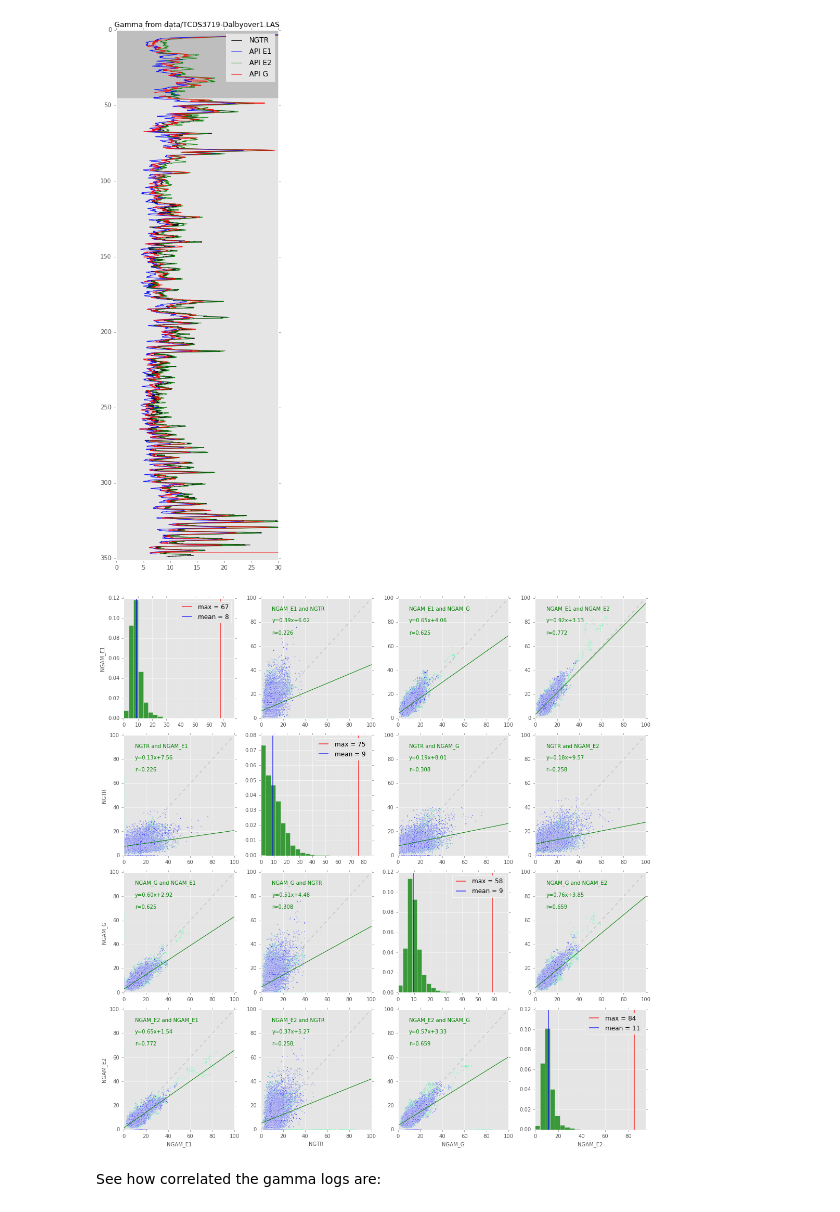
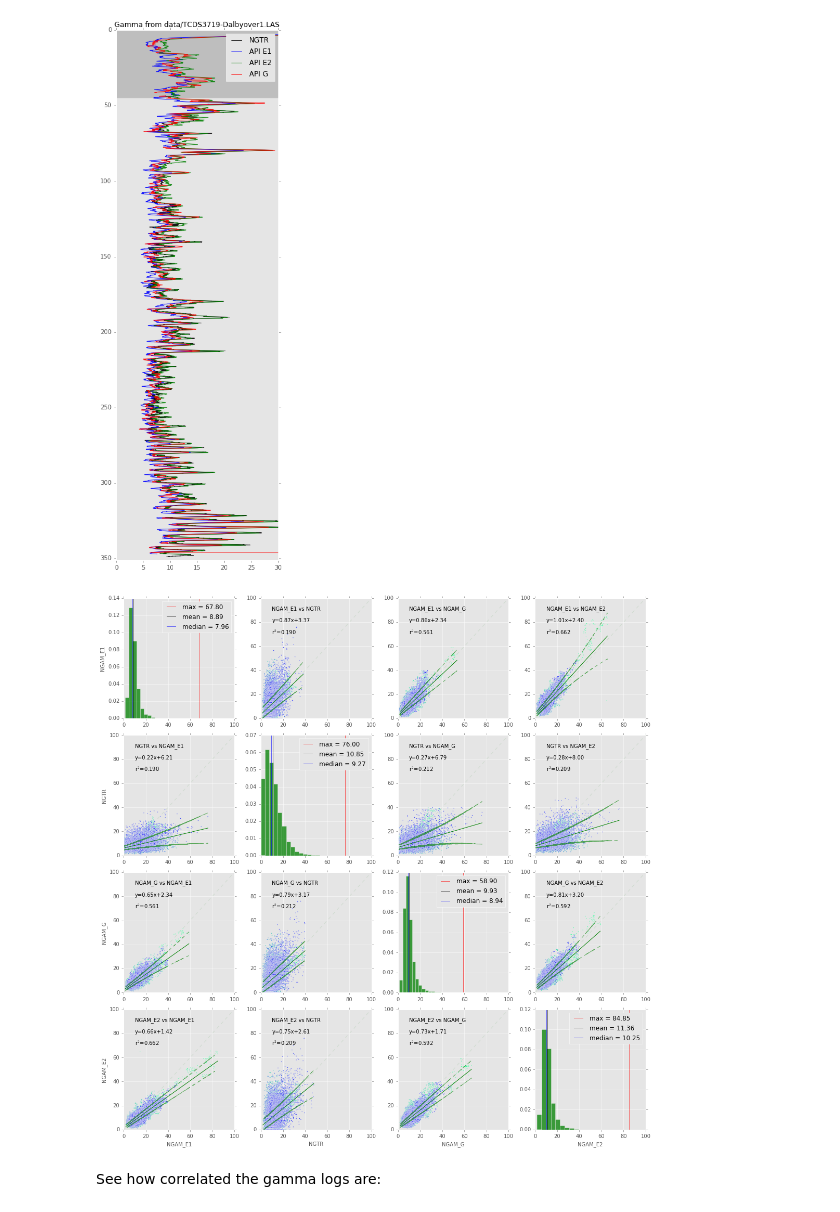
Before and after one commit to TobbeTripitaka/Dalbyover, a Jupyter notebook: Dalbyover sonic log.ipynb, the cells around one changed output. Drawn from its saved outputs; the diff is of its cells as text; code cells hidden in the pictures.

```diff
--- a/Dalbyover sonic log.ipynb
+++ b/Dalbyover sonic log.ipynb
@@ -328,7 +329,6 @@ plt.show()
 # %%
 def f(x, m, b): # Regression
     return m*x + b
-
 
 def corr_plot(x,y,ii,min_x=0,max_x=100,min_y=0, max_y=100, max_api_limit=100):
     '''
@@ -341,32 +341,64 @@ def corr_plot(x,y,ii,min_x=0,max_x=100,min_y=0, max_y=100, max_api_limit=100):
 
     data[x][data[x] > max_api_limit] = np.nan #Remove values over max api limit
     data[y][data[y] > max_api_limit] = np.nan
+
+
     idx = np.isfinite(data[x]) & np.isfinite(data[y])
     if x!=y:
         #dc_corr = data[i].median()-ref_median # REMOVE DC
         plt.scatter(data[x][idx], data[y][idx],c=color_depth[idx], s=10, marker='.', cmap='winter_r', alpha = 0.95)
 
         m,b = curve_fit(f, data[x][idx],data[y][idx])[0] # Least squares
-#        print x, len(data[x][idx]), y, len(data[y][idx]), m, b
+        #print x, len(data[x][idx]), y, len(data[y][idx]), m, b
 
-        X_plot = np.linspace(0,100)
-        ax.plot(X_plot,m*X_plot + b, 'g-')
-        ax.text(10,90,'%s vs %s' %(x,y),fontsize=10,color='g')
-        ax.text(10,80,'y=%.2fx+%.2f' %(m,b),fontsize=10,color='g')
-        ax.text(10,70,'r=%.3f'%data[x].corr(data[y]),fontsize=10,color='g') #pearson default
-        ax.plot([min_x, max_x], [min_y, max_y], ls="--", c="k", alpha=0.2)
+
+        xd = data[x][idx]
+        yd = data[y][idx]
+
+        # determine best fit line
+        par = np.polyfit(xd, yd, 1, full=True)
+
+        slope=par[0][0]
+        intercept=par[0][1]
+        xl = [min(xd), max(xd)]
+        yl = [slope*xx + intercept  for xx in xl]
+
+        # coefficient of determination, plot text
+        variance = np.var(yd)
+        residuals = np.var([(slope*xx + intercept - yy)  for xx,yy in zip(xd,yd)])
+        Rsqr = np.round(1-residuals/variance, decimals=2)
+
+
+        # error bounds
+        yerr = [abs(slope*xx + intercept - yy)  for xx,yy in zip(xd,yd)]
+        par = np.polyfit(xd, yerr, 2, full=True)
+
+        yerrUpper = [(xx*slope+intercept)+(par[0][0]*xx**2 + par[0][1]*xx + par[0][2]) for xx,yy in zip(xd,yd)]
+        yerrLower = [(xx*slope+intercept)-(par[0][0]*xx**2 + par[0][1]*xx + par[0][2]) for xx,yy in zip(xd,yd)]
+
+        plt.plot(xl, yl, '-g')
+        plt.plot(xd, yerrLower, '--g',alpha=0.6)
+        plt.plot(xd, yerrUpper, '--g',alpha=0.6)
+
+        #####
+        ax.text(10,90,'%s vs %s' %(x,y),fontsize=10,color='k')
+        ax.text(10,80,'y=%.2fx+%.2f' %(slope,intercept),fontsize=10,color='k')
+        ax.text(10,70,'r$^2$=%.3f'%data[x].corr(data[y])**2,fontsize=10,color='k') #pearson default
+        ax.plot([min_x, max_x], [min_y, max_y], ls="--", c="green", alpha=0.1)
         plt.xlim(min_x, max_x)
         plt.ylim(min_y, max_y)
     else:
         # the histogram of the data
-        n, bins, patches = plt.hist(data[x], 20, normed=1, facecolor='green', alpha=0.75)
+        n, bins, patches = plt.hist(data[x][idx], 20, normed=1, facecolor='g', alpha=0.75)
         plt.xlim(0, 10+max(data[x][idx]))
         max_api=max(data[x][idx])
         mean_api=data[x][idx].mean()
-        plt.axvline(max_api, c='r', label='max = %d'% max_api,lw=2,alpha=0.6)
-        plt.axvline(mean_api, c='b', label='mean = %d'% mean_api,lw=2,alpha=0.6)
+        median_api=data[x][idx].median()
+        plt.axvline(max_api, c='r', label='max = %.2f'% max_api,lw=1,alpha=0.6)
+        plt.axvline(mean_api, c='k', label='mean = %.2f'% mean_api,lw=1,alpha=0.6)
+        plt.axvline(median_api, c='b', label='median = %.2f'% median_api,lw=1,alpha=0.6)
+        plt.xlim(min_x, max_x)
         plt.legend()
-
 
     if ii%4==1:
         plt.ylabel(i, fontsize = 10)
@@ -374,34 +406,34 @@ def corr_plot(x,y,ii,min_x=0,max_x=100,min_y=0, max_y=100, max_api_limit=100):
         plt.xlabel(j, fontsize = 10)
     # Plot background color from correlation
     return;
 
 # According to Kristian Sloth, the most reliable dataset
 ref='NGAM_E1'
 ref_median = data['NGAM_E1'].median()
 
 data['NGAM_G'][data['NGAM_G'] > 100] = np.nan
 
 fig,axes = plt.subplots(4,4,sharex=True,sharey=True,figsize=(15,15))
 
 #fig.subplots_adjust(wspace=0.2, hspace=0.2)
 
 #List correlation
 gamma_corr = pd.concat([data['NGAM_E1'], data['NGAM_E2'],
                         data['NGAM_G'], data['NGTR']], axis=1)
 
 gamma_logs = ['NGAM_E1','NGTR','NGAM_G','NGAM_E2']
 color_depth = data['DEPTH']
 
 ii=0
 for i in gamma_logs:
         for j in gamma_logs:
             ii+=1
             corr_plot(i,j,ii)
 
 plt.tight_layout()
 plt.show()
 # %% [output]
-[figure, old version]
+[figure, new version]
 # %% [markdown]
 See how correlated the gamma logs are:
 # %%
```
Also changed, not shown: parts of 8 cells of this notebook.
